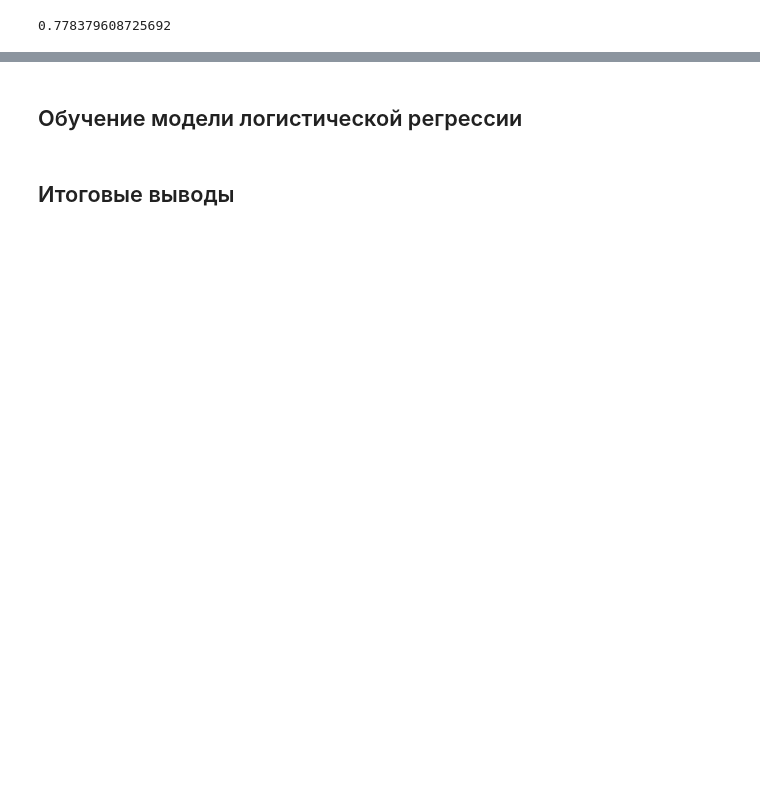
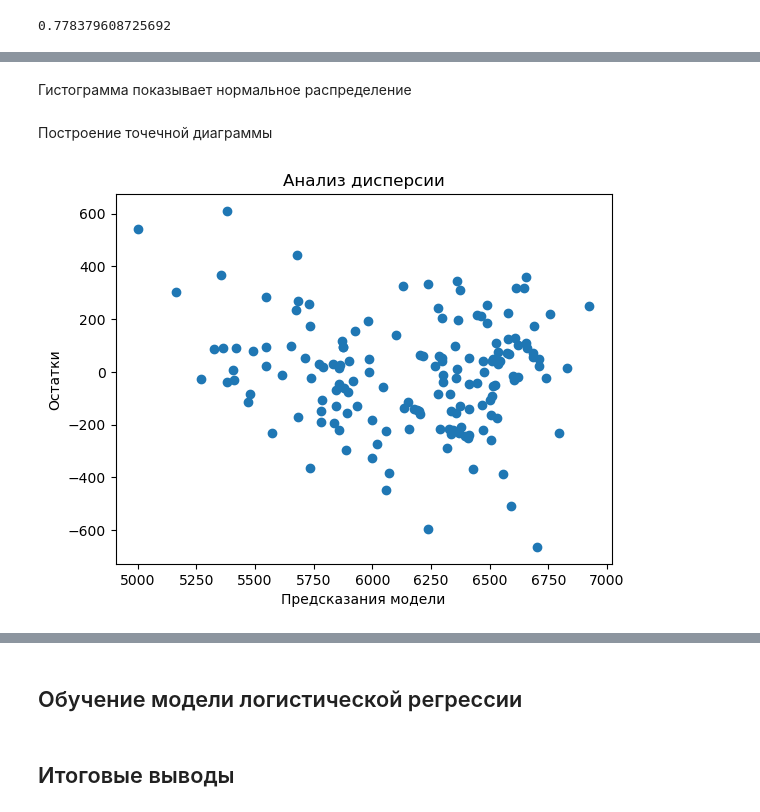
Before and after one commit to butuzovzeleboba/Linear-models-in-machine-learning, a Jupyter notebook: Linear models in machine learning.ipynb, the cells around one changed output, grey strips where cells are left out. Saved outputs shown, nothing was run; the diff lists cells and outputs as text; code cells hidden in the pictures; blank space fills up the shorter version.

```diff
--- a/Linear models in machine learning.ipynb
+++ b/Linear models in machine learning.ipynb
@@ -1412,0 +1447,12 @@ r2
+# %% [markdown]
+Гистограмма показывает нормальное распределение
+# %% [markdown]
+Построение точечной диаграммы
+# %%
+plt.scatter(predictions, residuals)
+plt.xlabel('Предсказания модели')
+plt.ylabel('Остатки')
+plt.title('Анализ дисперсии')
+plt.show()
+# %% [output]
+[figure, added]
```
Also changed, not shown: parts of 43 cells of this notebook.
